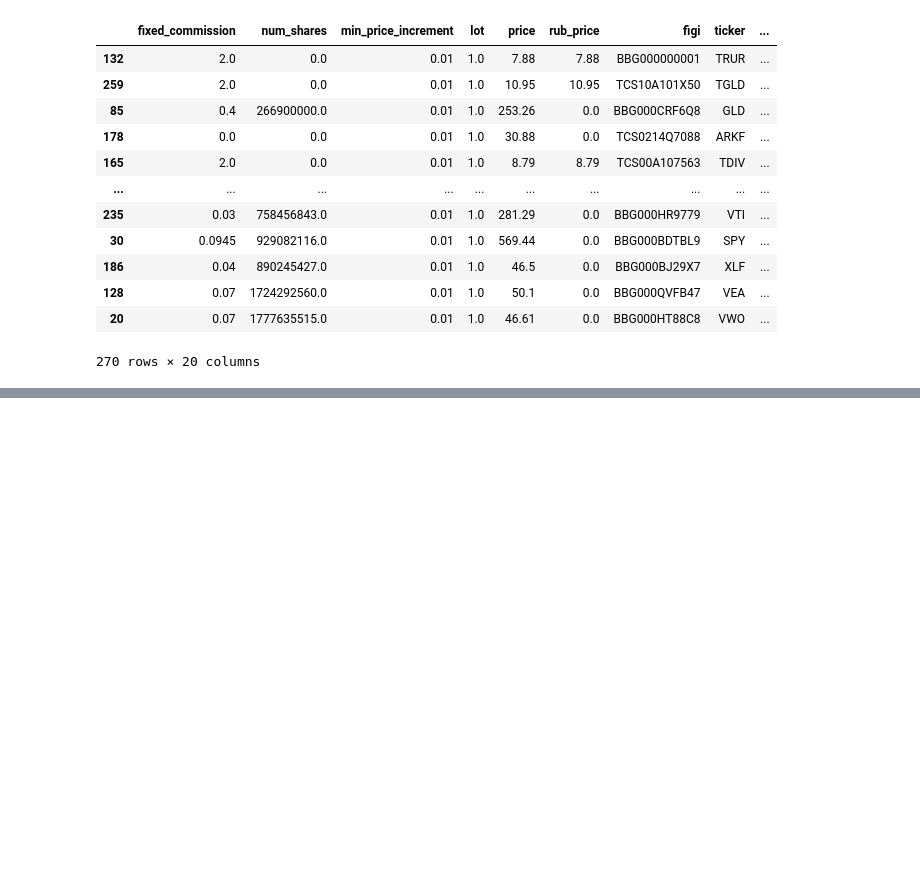
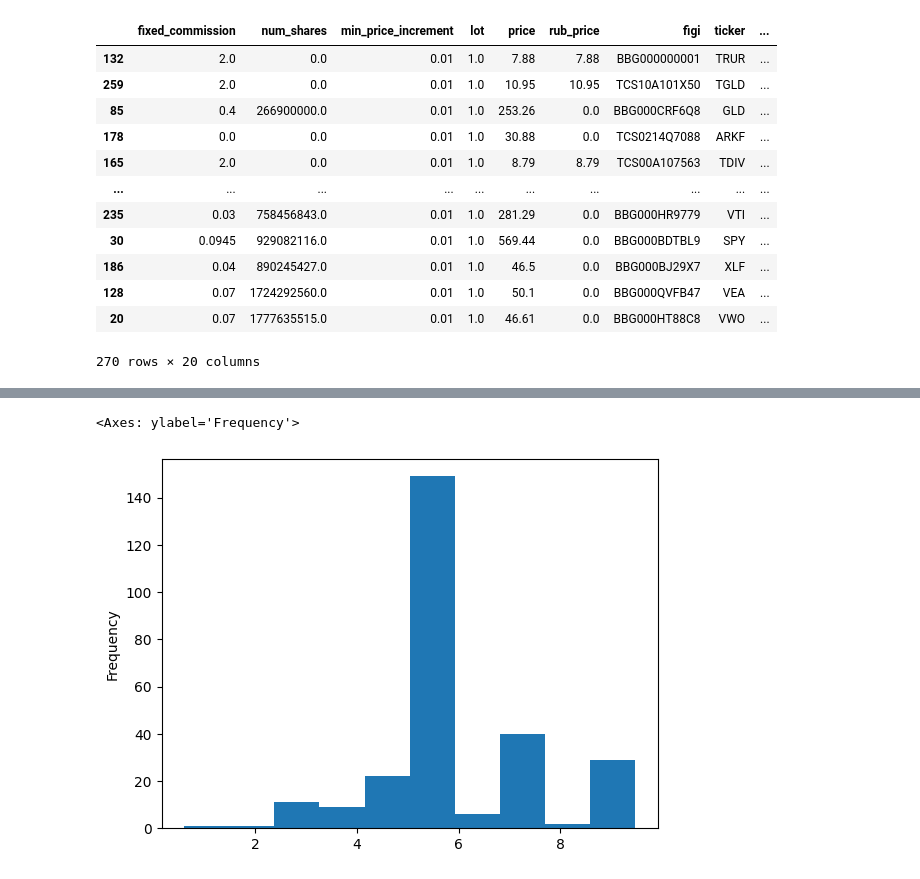
Before and after one commit to D1ffic00lt/securities-recommendation-system, a Jupyter notebook: baselines/ratings_baseline.ipynb, the cells around one changed output, grey strips where cells are left out. Drawn from its saved outputs; the diff is of its cells as text; code cells hidden in the pictures; blank space fills up the shorter version.

```diff
--- a/baselines/ratings_baseline.ipynb
+++ b/baselines/ratings_baseline.ipynb
@@ -245,0 +247,5 @@ filled_bonds
+# %%
+etfs_rating.plot(kind="hist")
+# %% [output]
+<Axes: ylabel='Frequency'>
+[figure, added]
```
Also changed, not shown: parts of 5 cells of this notebook, 1 other file.
